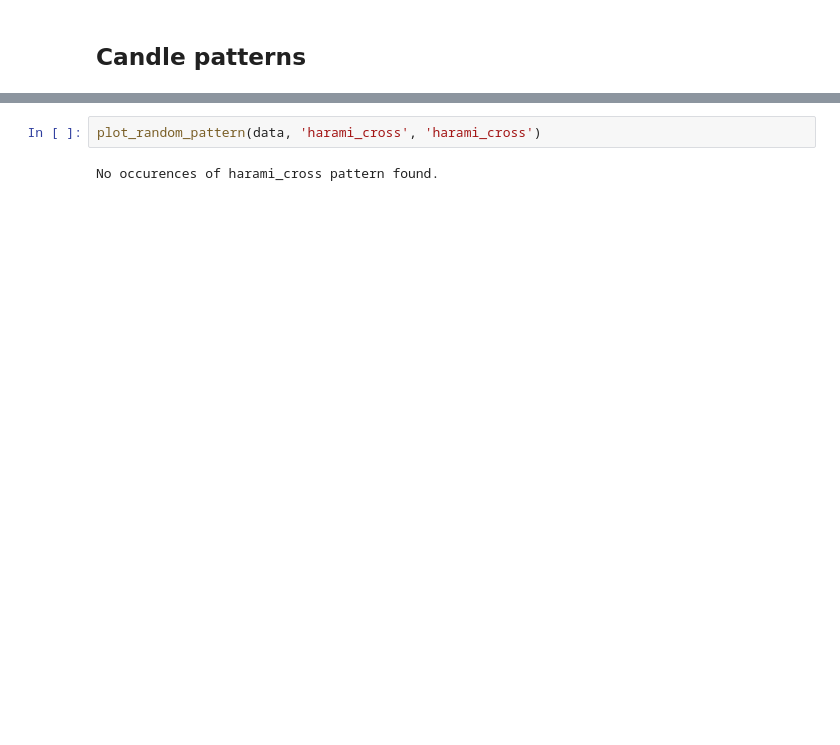
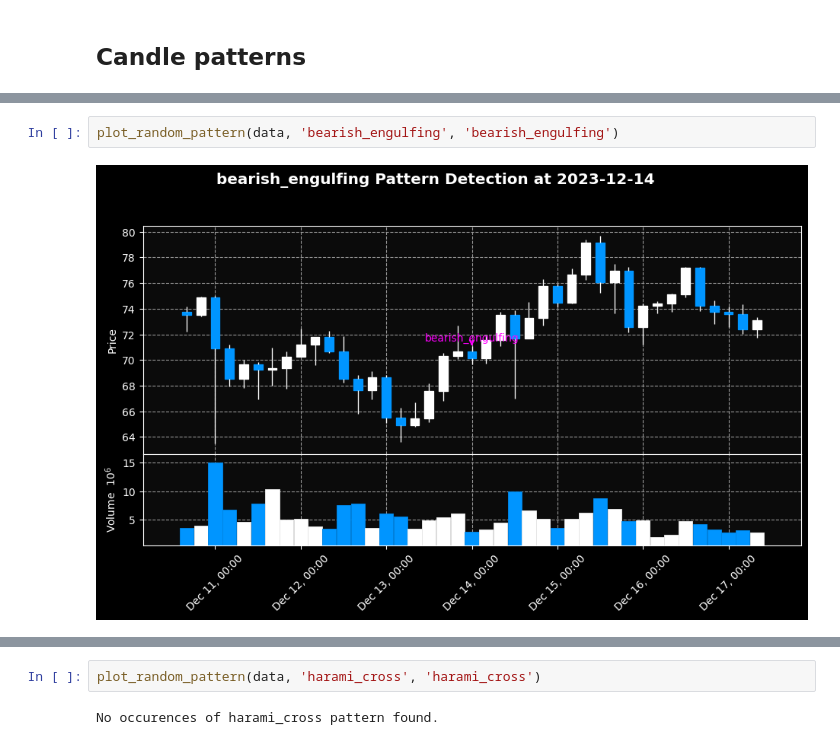
Before and after one commit to dkalenov/trading-bots-and-strategies, a Jupyter notebook: ML_candle_patterns_bot/ML_Trading_Bot.ipynb, the cells around one changed output, grey strips where cells are left out. Drawn from its saved outputs; the diff is of its cells as text; blank space fills up the shorter version.

```diff
--- a/ML_candle_patterns_bot/ML_Trading_Bot.ipynb
+++ b/ML_candle_patterns_bot/ML_Trading_Bot.ipynb
@@ -441,0 +570,4 @@ plot_random_pattern(data, 'doji', 'Doji')
+# %%
+plot_random_pattern(data, 'bearish_engulfing', 'bearish_engulfing')
+# %% [output]
+[figure, added]
```
Also changed, not shown: parts of 45 cells of this notebook.
